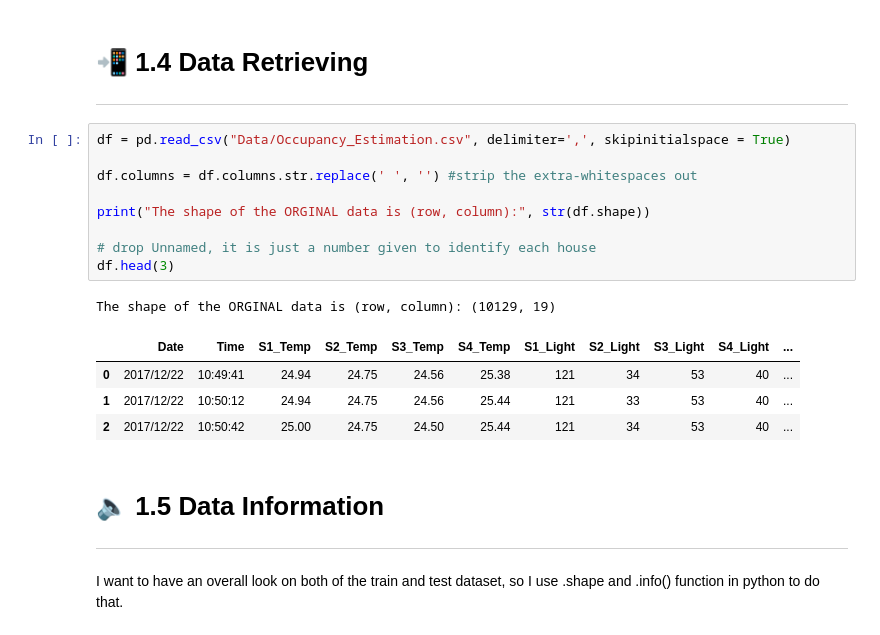
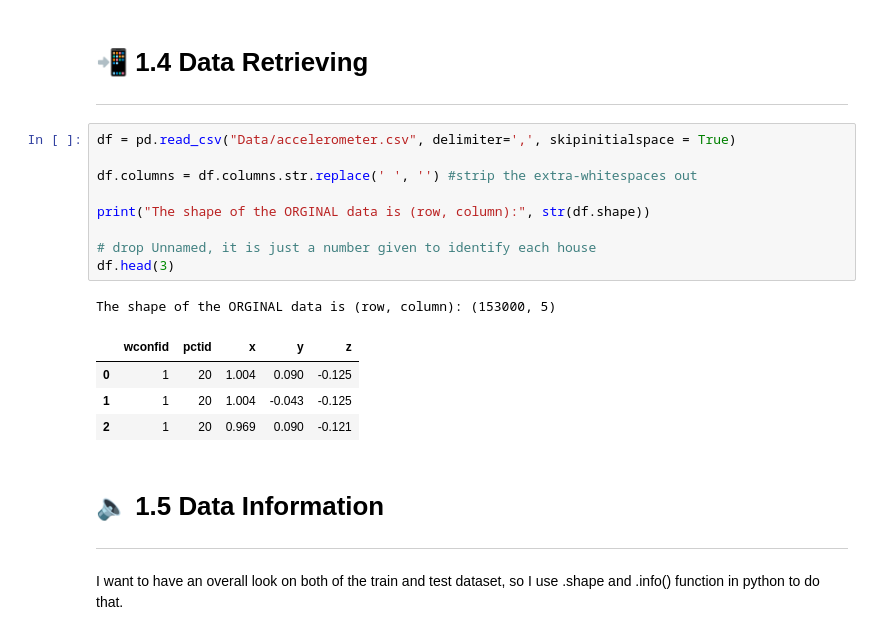
Before and after one commit to ChauHuynh1/Room-Occupancy-Estimation, a Jupyter notebook: EEET2485_GroupProject.ipynb, the cells around one changed output. Drawn from its saved outputs; the diff is of its cells as text.

```diff
--- a/EEET2485_GroupProject.ipynb
+++ b/EEET2485_GroupProject.ipynb
@@ -215,20 +210,20 @@ I want to check the numpy and pandas version since I want to make sure the verso
 # 📲 1.4 Data Retrieving
 ***
 # %%
-df = pd.read_csv("Data/Occupancy_Estimation.csv", delimiter=',', skipinitialspace = True)
+df = pd.read_csv("Data/accelerometer.csv", delimiter=',', skipinitialspace = True)
 
 df.columns = df.columns.str.replace(' ', '') #strip the extra-whitespaces out
 
 print("The shape of the ORGINAL data is (row, column):", str(df.shape))
 
 # drop Unnamed, it is just a number given to identify each house
 df.head(3)
 # %% [output]
-The shape of the ORGINAL data is (row, column): (10129, 19)
+The shape of the ORGINAL data is (row, column): (153000, 5)
-|  | Date | Time | S1_Temp | S2_Temp | S3_Temp | S4_Temp | S1_Light | S2_Light | S3_Light | S4_Light | ... |
-| 0 | 2017/12/22 | 10:49:41 | 24.94 | 24.75 | 24.56 | 25.38 | 121 | 34 | 53 | 40 | ... |
-| 1 | 2017/12/22 | 10:50:12 | 24.94 | 24.75 | 24.56 | 25.44 | 121 | 33 | 53 | 40 | ... |
-| 2 | 2017/12/22 | 10:50:42 | 25.00 | 24.75 | 24.50 | 25.44 | 121 | 34 | 53 | 40 | ... |
+|  | wconfid | pctid | x | y | z |
+| 0 | 1 | 20 | 1.004 | 0.090 | -0.125 |
+| 1 | 1 | 20 | 1.004 | -0.043 | -0.125 |
+| 2 | 1 | 20 | 0.969 | 0.090 | -0.121 |
 # %% [markdown]
 <a id="1.5"></a>
 # 🔈 1.5 Data Information
```
Also changed, not shown: parts of 64 cells of this notebook, 3 other files.
